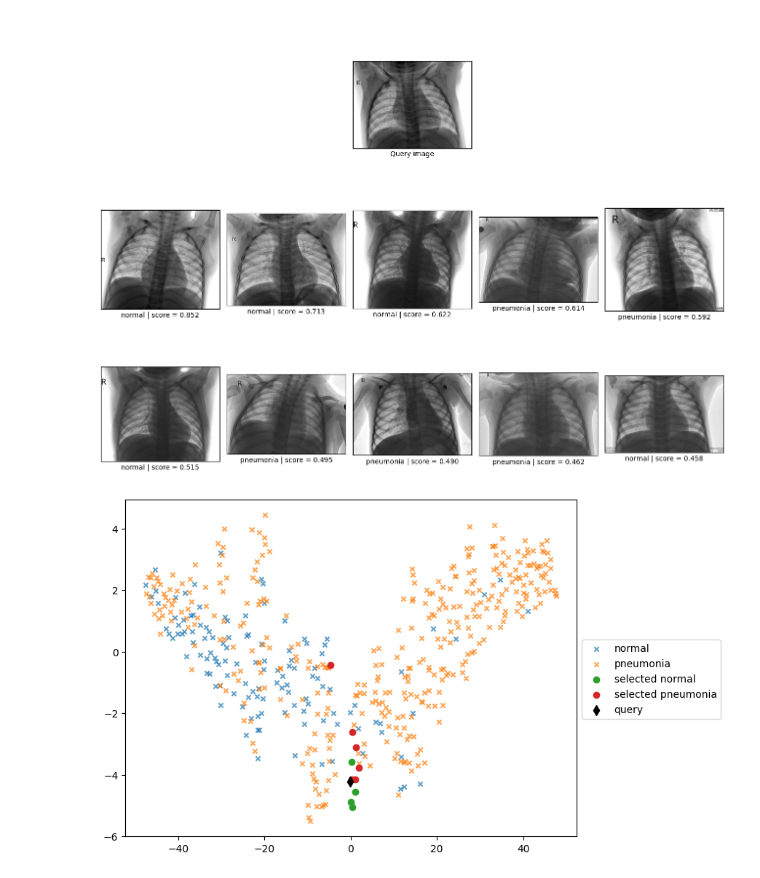
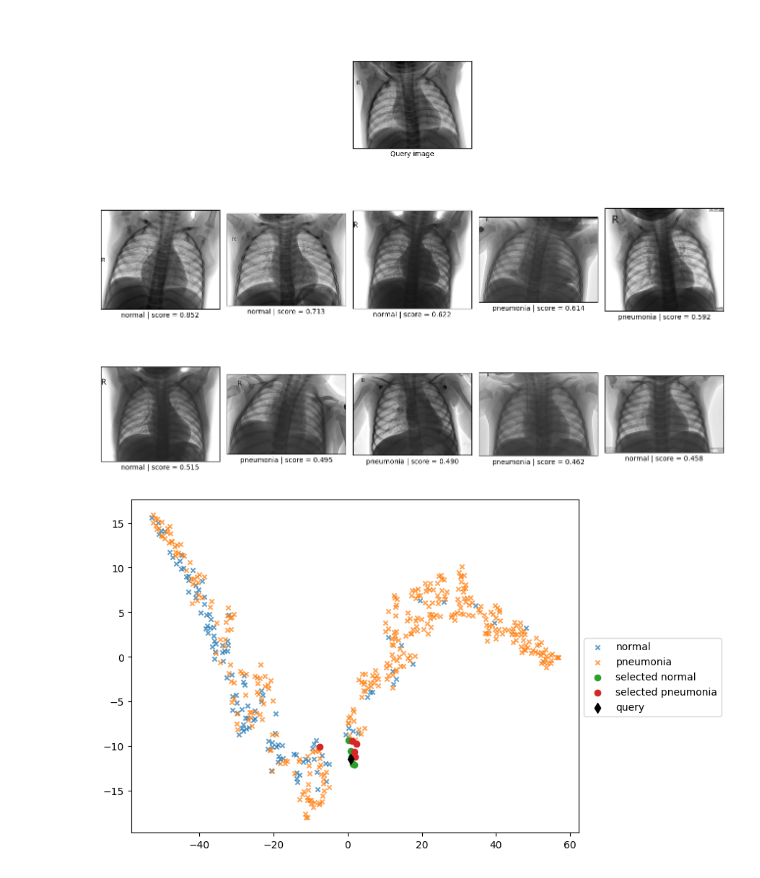
Before and after one commit to wmloh/xrayIR, a Jupyter notebook: query_xray.ipynb, the cells around one changed output. Saved outputs shown, nothing was run; the diff lists cells and outputs as text; code cells hidden in the pictures.

Commit message:
Adjusted perplexity and fixed incorrect labels

```diff
--- a/query_xray.ipynb
+++ b/query_xray.ipynb
@@ -147,21 +147,21 @@ plt.tight_layout()
 # %% [output]
 [figure]
 # %%
-emb_red = TSNE(perplexity=35).fit_transform(np.concatenate([all_embs, query_vec]))
+emb_red = TSNE(perplexity=25, random_state=SEED).fit_transform(np.concatenate([all_embs, query_vec]))
 emb_query = emb_red[[-1]]
 emb_red = emb_red[:-1]
 
 plt.figure(figsize=(8, 6))
 
 emb_red_distant = np.delete(emb_red, top_K_idx, axis=0)
 labels_distant = np.delete(all_labels, top_K_idx)
 
 plt.scatter(*emb_red_distant[labels_distant == 0].T, marker="x", s=20, alpha=0.7, label="normal")
 plt.scatter(*emb_red_distant[labels_distant == 1].T, marker="x", s=20, alpha=0.7, label="pneumonia")
-plt.scatter(*emb_red[top_K_idx][labels_distant[top_K_idx] == 0].T, c="tab:green", label="selected normal")
-plt.scatter(*emb_red[top_K_idx][labels_distant[top_K_idx] == 1].T, c="tab:red", label="selected pneumonia")
+plt.scatter(*emb_red[top_K_idx][all_labels[top_K_idx] == 0].T, c="tab:green", label="selected normal")
+plt.scatter(*emb_red[top_K_idx][all_labels[top_K_idx] == 1].T, c="tab:red", label="selected pneumonia")
 plt.scatter(*emb_query.T, marker="d", c="k", s=50, label="query")
 
 plt.legend(bbox_to_anchor=(1, 0.6));
 # %% [output]
-[figure, old version]
+[figure, new version]
```
